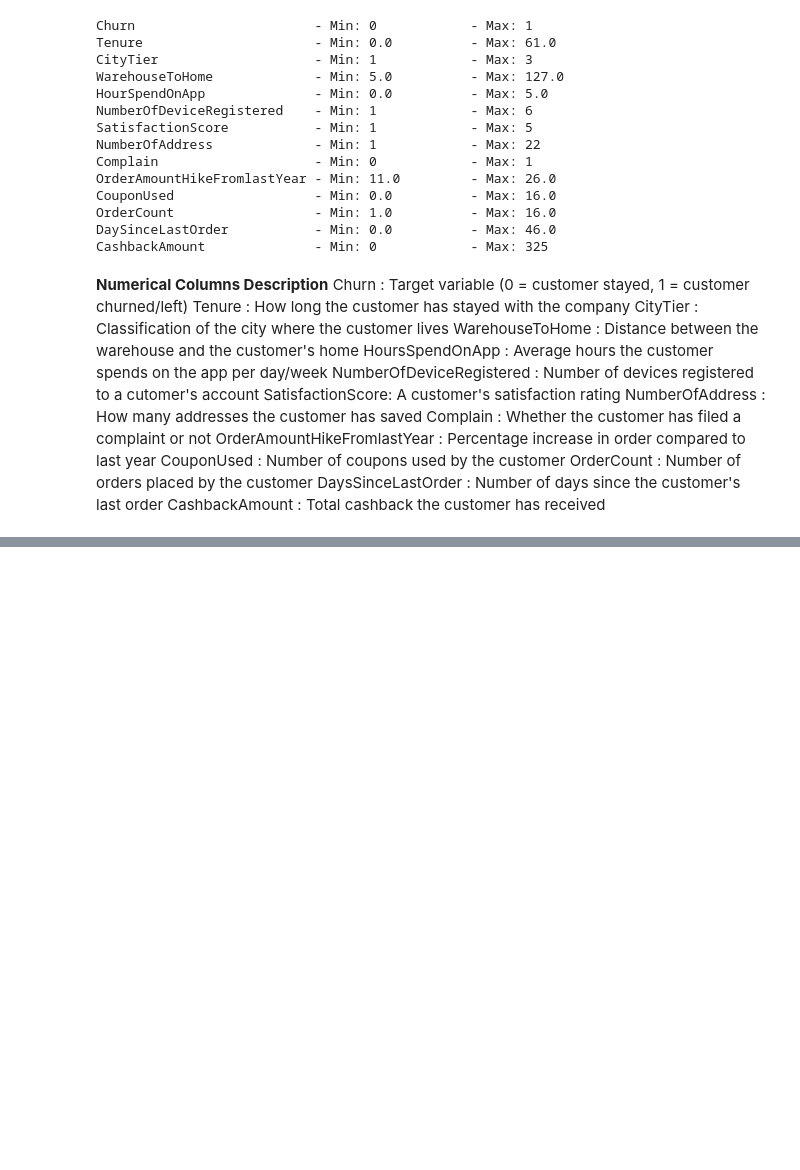
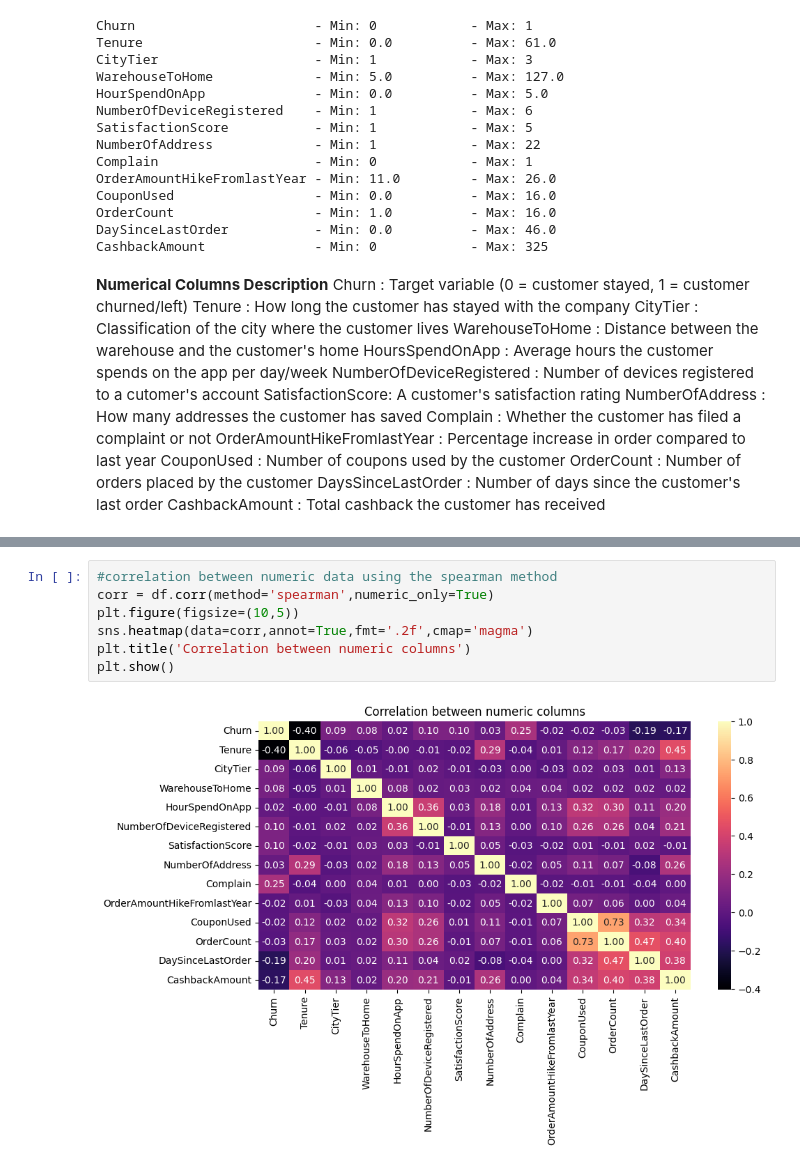
Before and after one commit to Maxwell-Selassie/Churn-Prediction, a Jupyter notebook: notebook.ipynb, the cells around one changed output, grey strips where cells are left out. Drawn from its saved outputs; the diff is of its cells as text; blank space fills up the shorter version.

```diff
--- a/notebook.ipynb
+++ b/notebook.ipynb
@@ -118,0 +179,9 @@ print(f'Categorical columns : {cols} - {len(cols)}')
+# %%
+#correlation between numeric data using the spearman method
+corr = df.corr(method='spearman',numeric_only=True)
+plt.figure(figsize=(10,5))
+sns.heatmap(data=corr,annot=True,fmt='.2f',cmap='magma')
+plt.title('Correlation between numeric columns')
+plt.show()
+# %% [output]
+[figure, added]
```
Also changed, not shown: parts of 13 cells of this notebook.
